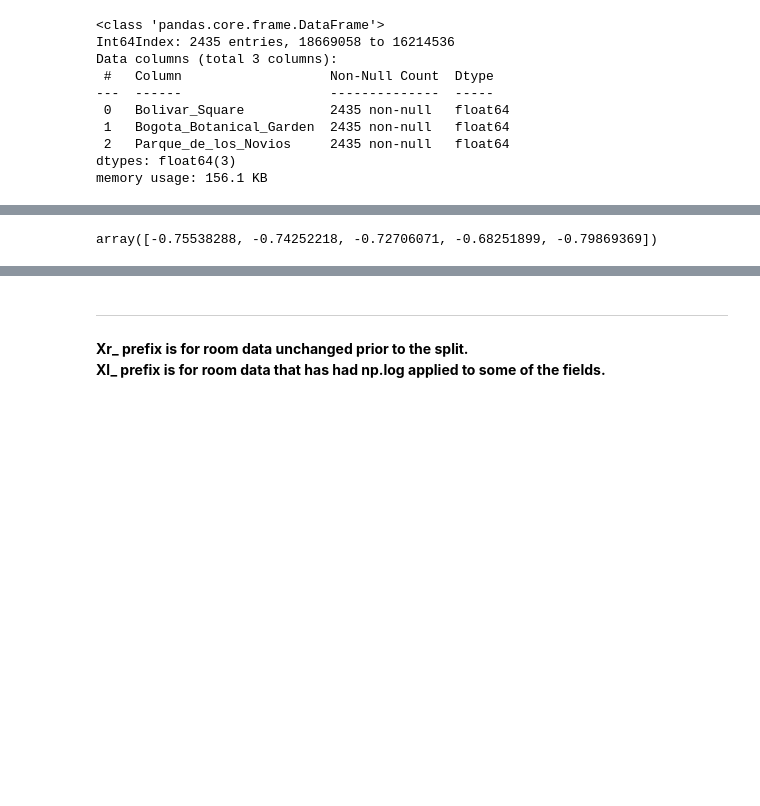
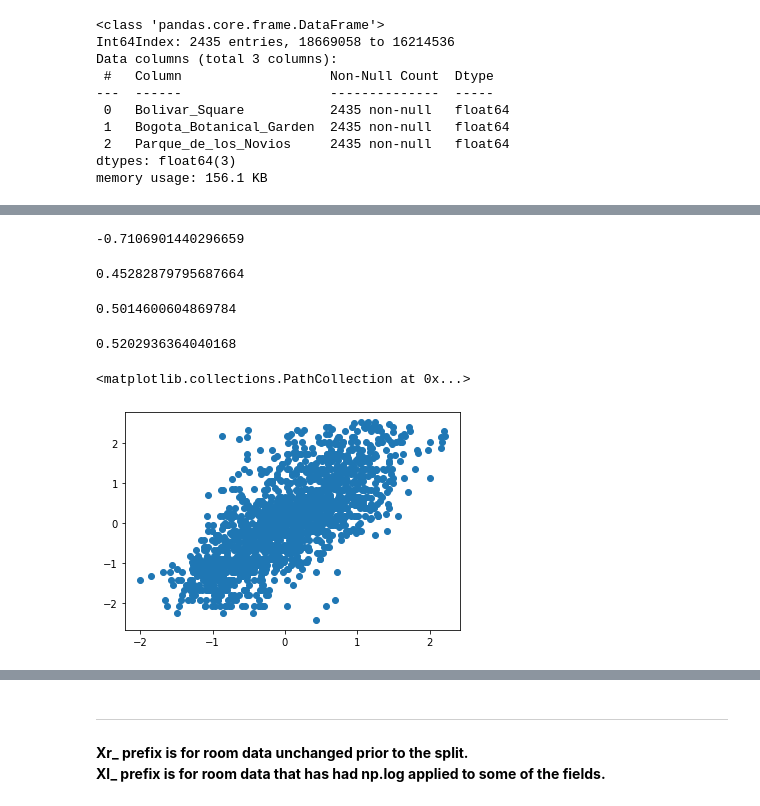
Before and after one commit to scottkds/airbnb_prices, a Jupyter notebook: models/Airbnb_regression2.ipynb, the cells around one changed output, grey strips where cells are left out. Saved outputs shown, nothing was run; the diff lists cells and outputs as text; code cells hidden in the pictures; blank space fills up the shorter version.

Commit message:
Trying different models including Lasso, Light GBM, Xgboost.

```diff
--- a/models/Airbnb_regression2.ipynb
+++ b/models/Airbnb_regression2.ipynb
@@ -674,0 +672,5 @@ pf.shape
+# %%
+rooms_all = rooms_with_clusters_and_distances.merge(amenities, left_index=True, right_index=True, how='inner')
+rooms_all_orig = rooms_with_clusters_and_distances_orig.merge(amenities, left_index=True, right_index=True, how='inner')
+print(rooms_all.shape)
+print(rooms_all_orig.shape)
@@ -674,0 +680,3 @@ pf.shape
+# %%
+X_train, X_test, y_train, y_test = train_test_split(rooms_all.drop(['price'], axis=1), room_tx['price'], random_state=SEED)
+Xo_train, Xo_test, yo_train, yo_test = train_test_split(rooms_all_orig.drop('price', axis=1), room_tx['price'], random_state=SEED)
@@ -675,4 +695,26 @@ pf.shape
 # %%
-cross_val_score(RandomForestRegressor(n_jobs=-1), pf, yo_train, cv=5, scoring='neg_root_mean_squared_error')
+np.mean(cross_val_score(RandomForestRegressor(n_jobs=-1), Xo_train, yo_train, cv=5, scoring='neg_root_mean_squared_error'))
 # %% [output]
-array([-0.75538288, -0.74252218, -0.72706071, -0.68251899, -0.79869369])
+-0.7106901440296659
+# %%
+np.mean(cross_val_score(LinearRegression(n_jobs=-1), X_train, y_train, cv=5))
+# %% [output]
+0.45282879795687664
+# %%
+np.mean(cross_val_score(RandomForestRegressor(n_jobs=-1), X_train, y_train, cv=5))
+# %% [output]
+0.5014600604869784
+# %%
+lcv = LassoCV(cv=5)
+lcv.fit(X_train, y_train)
+lcv.score(X_train, y_train)
+# %% [output]
+0.5202936364040168
+# %%
+y_pred = lcv.predict(X_train)
+# %%
+# plt.figure(figsize=(10,10))
+plt.scatter(y_pred, y_train)
+# %% [output]
+<matplotlib.collections.PathCollection at 0x...>
+[figure, added]
```
Also changed, not shown: parts of 50 cells of this notebook.
